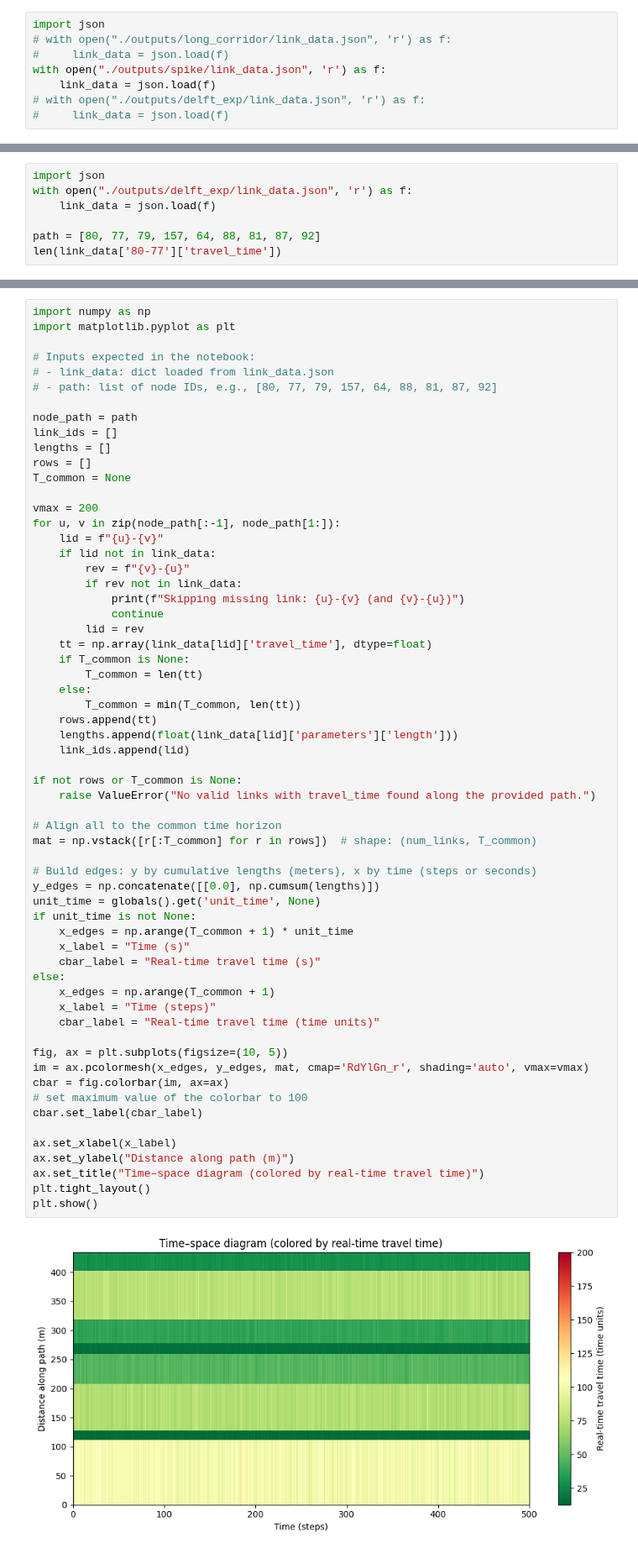
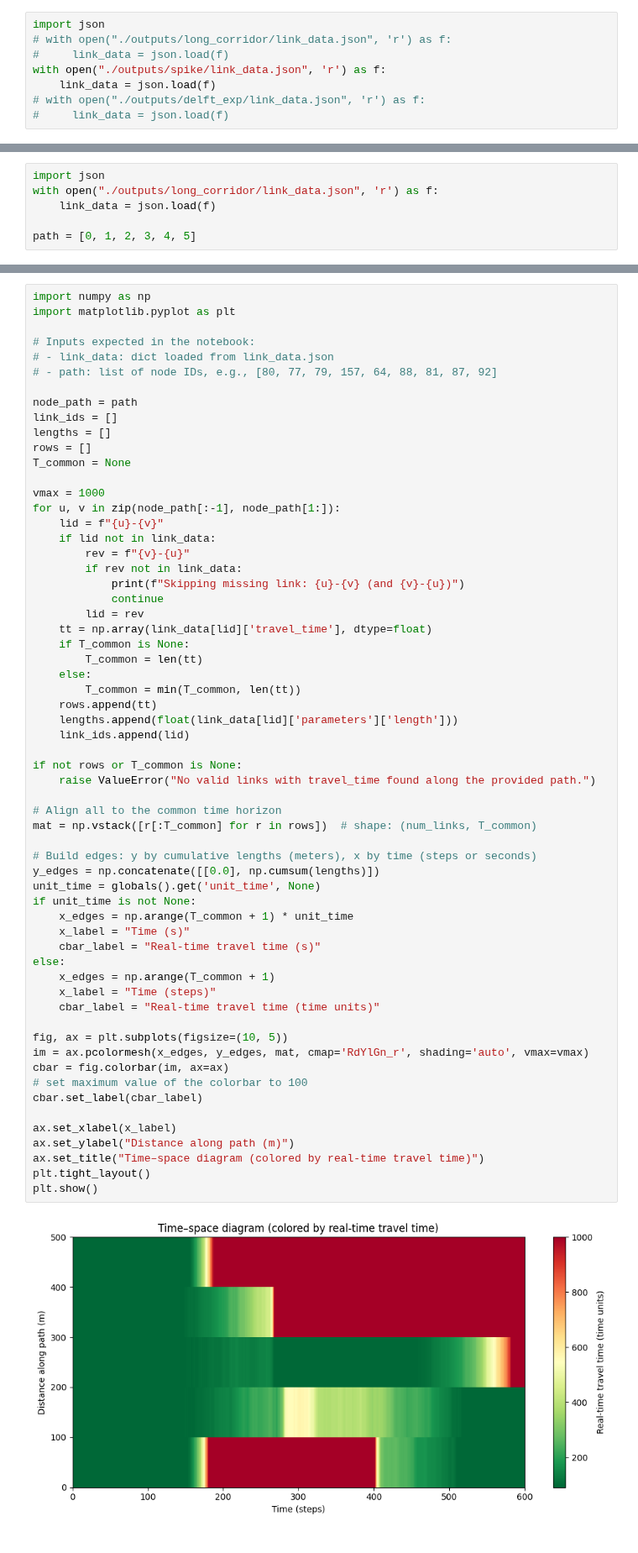
Before and after one commit to WaimenMak/PedNStream, a Jupyter notebook: plots.ipynb, the cells around one changed output, grey strips where cells are left out. Shown at 84% size. Saved outputs shown, nothing was run; the diff lists cells and outputs as text.

```diff
--- a/plots.ipynb
+++ b/plots.ipynb
@@ -255,7 +255,6 @@ Flow range:
 # %%
 import json
-with open("./outputs/delft_exp/link_data.json", 'r') as f:
+with open("./outputs/long_corridor/link_data.json", 'r') as f:
     link_data = json.load(f)
 
-path = [80, 77, 79, 157, 64, 88, 81, 87, 92]
-len(link_data['80-77']['travel_time'])
+path = [0, 1, 2, 3, 4, 5]
@@ -275,7 +272,7 @@ lengths = []
 rows = []
 T_common = None
 
-vmax = 200
+vmax = 1000
 for u, v in zip(node_path[:-1], node_path[1:]):
     lid = f"{u}-{v}"
     if lid not in link_data:
@@ -296,34 +293,34 @@ for u, v in zip(node_path[:-1], node_path[1:]):
 if not rows or T_common is None:
     raise ValueError("No valid links with travel_time found along the provided path.")
 
 # Align all to the common time horizon
 mat = np.vstack([r[:T_common] for r in rows])  # shape: (num_links, T_common)
 
 # Build edges: y by cumulative lengths (meters), x by time (steps or seconds)
 y_edges = np.concatenate([[0.0], np.cumsum(lengths)])
 unit_time = globals().get('unit_time', None)
 if unit_time is not None:
     x_edges = np.arange(T_common + 1) * unit_time
     x_label = "Time (s)"
     cbar_label = "Real-time travel time (s)"
 else:
     x_edges = np.arange(T_common + 1)
     x_label = "Time (steps)"
     cbar_label = "Real-time travel time (time units)"
 
 fig, ax = plt.subplots(figsize=(10, 5))
 im = ax.pcolormesh(x_edges, y_edges, mat, cmap='RdYlGn_r', shading='auto', vmax=vmax)
 cbar = fig.colorbar(im, ax=ax)
 # set maximum value of the colorbar to 100
 cbar.set_label(cbar_label)
 
 ax.set_xlabel(x_label)
 ax.set_ylabel("Distance along path (m)")
 ax.set_title("Time–space diagram (colored by real-time travel time)")
 plt.tight_layout()
 plt.show()
 # %% [output]
-[figure, old version]
+[figure, new version]
 # %%
 import os
 from src.utils.visualizer import NetworkVisualizer
```
Also changed, not shown: parts of 3 cells of this notebook, 7 other files.
